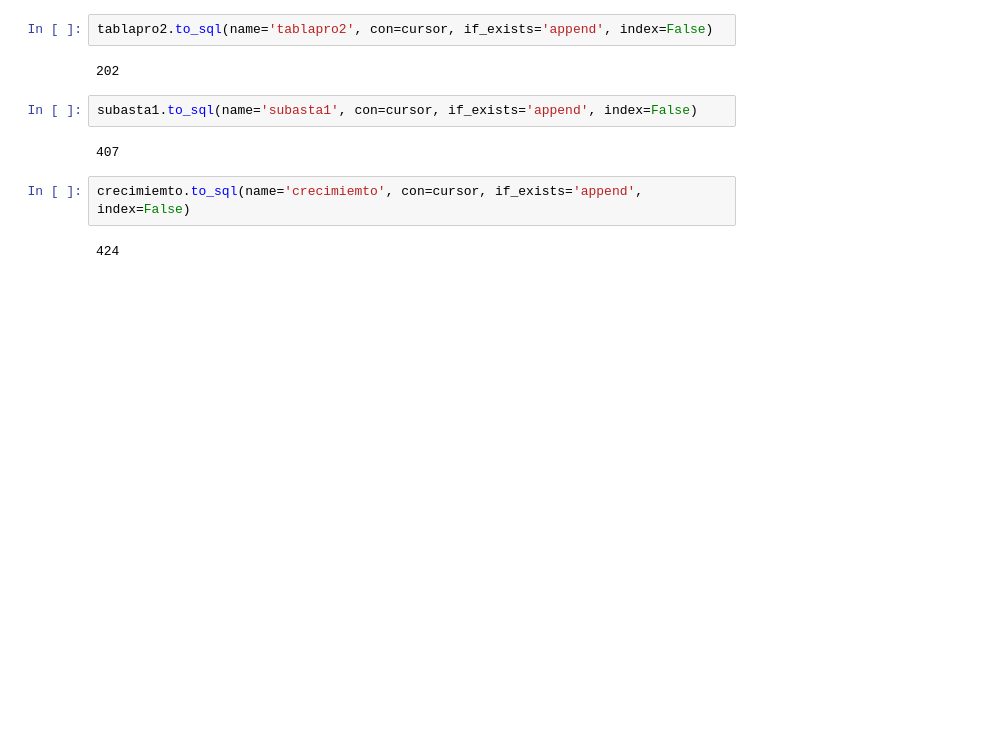
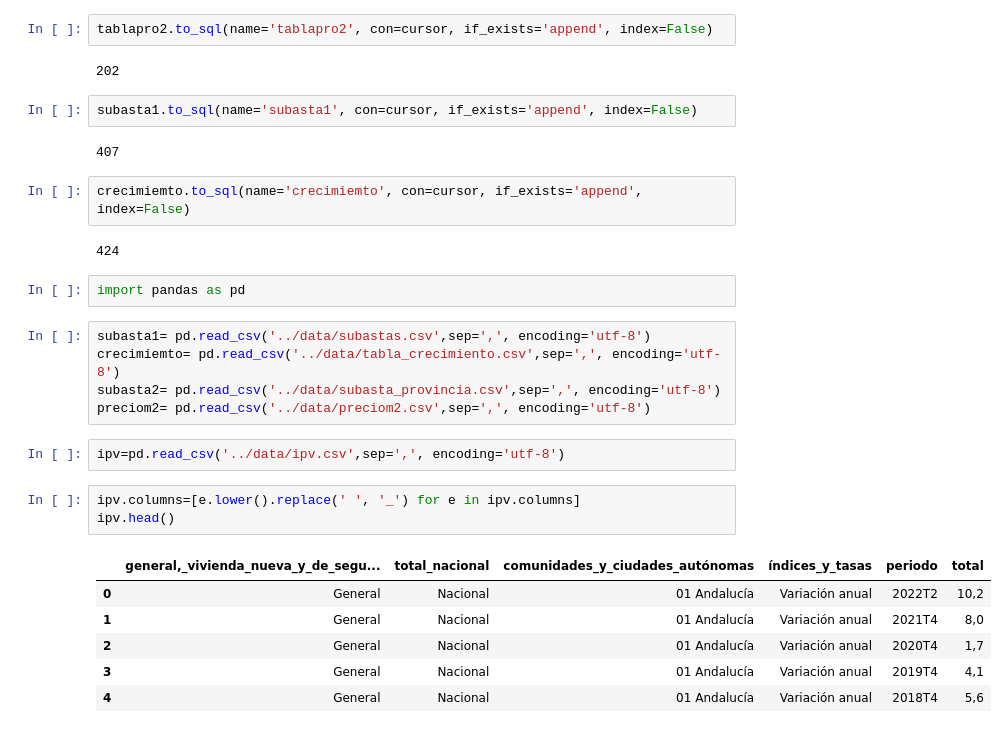
Before and after one commit to Artturoo/Wk4_Proyecto_ETL, a Jupyter notebook: src/Main_ETL.ipynb, the cells around one changed output. Saved outputs shown, nothing was run; the diff lists cells and outputs as text; blank space fills up the shorter version.

```diff
--- a/src/Main_ETL.ipynb
+++ b/src/Main_ETL.ipynb
@@ -783,3 +812,22 @@ subasta1.to_sql(name='subasta1', con=cursor, if_exists='append', index=False)
 crecimiemto.to_sql(name='crecimiemto', con=cursor, if_exists='append', index=False)
 # %% [output]
 424
+# %%
+import pandas as pd
+# %%
+subasta1= pd.read_csv('../data/subastas.csv',sep=',', encoding='utf-8')
+crecimiemto= pd.read_csv('../data/tabla_crecimiento.csv',sep=',', encoding='utf-8')
+subasta2= pd.read_csv('../data/subasta_provincia.csv',sep=',', encoding='utf-8')
+preciom2= pd.read_csv('../data/preciom2.csv',sep=',', encoding='utf-8')
+# %%
+ipv=pd.read_csv('../data/ipv.csv',sep=',', encoding='utf-8')
+# %%
+ipv.columns=[e.lower().replace(' ', '_') for e in ipv.columns]
+ipv.head()
+# %% [output]
+|  | general,_vivienda_nueva_y_de_segu... | total_nacional | comunidades_y_ciudades_autónomas | índices_y_tasas | periodo | total |
+| 0 | General | Nacional | 01 Andalucía | Variación anual | 2022T2 | 10,2 |
+| 1 | General | Nacional | 01 Andalucía | Variación anual | 2021T4 | 8,0 |
+| 2 | General | Nacional | 01 Andalucía | Variación anual | 2020T4 | 1,7 |
+| 3 | General | Nacional | 01 Andalucía | Variación anual | 2019T4 | 4,1 |
+| 4 | General | Nacional | 01 Andalucía | Variación anual | 2018T4 | 5,6 |
```
Also changed, not shown: parts of 48 cells of this notebook, 18 other files.
